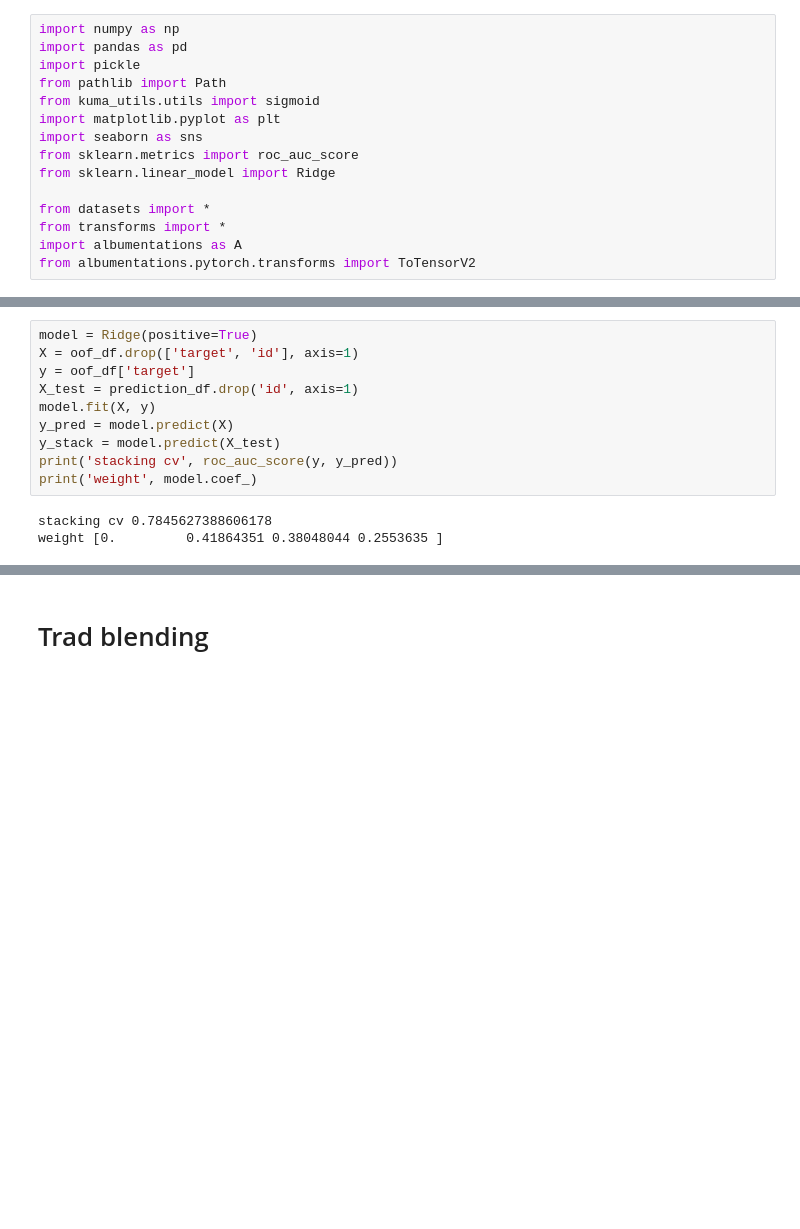
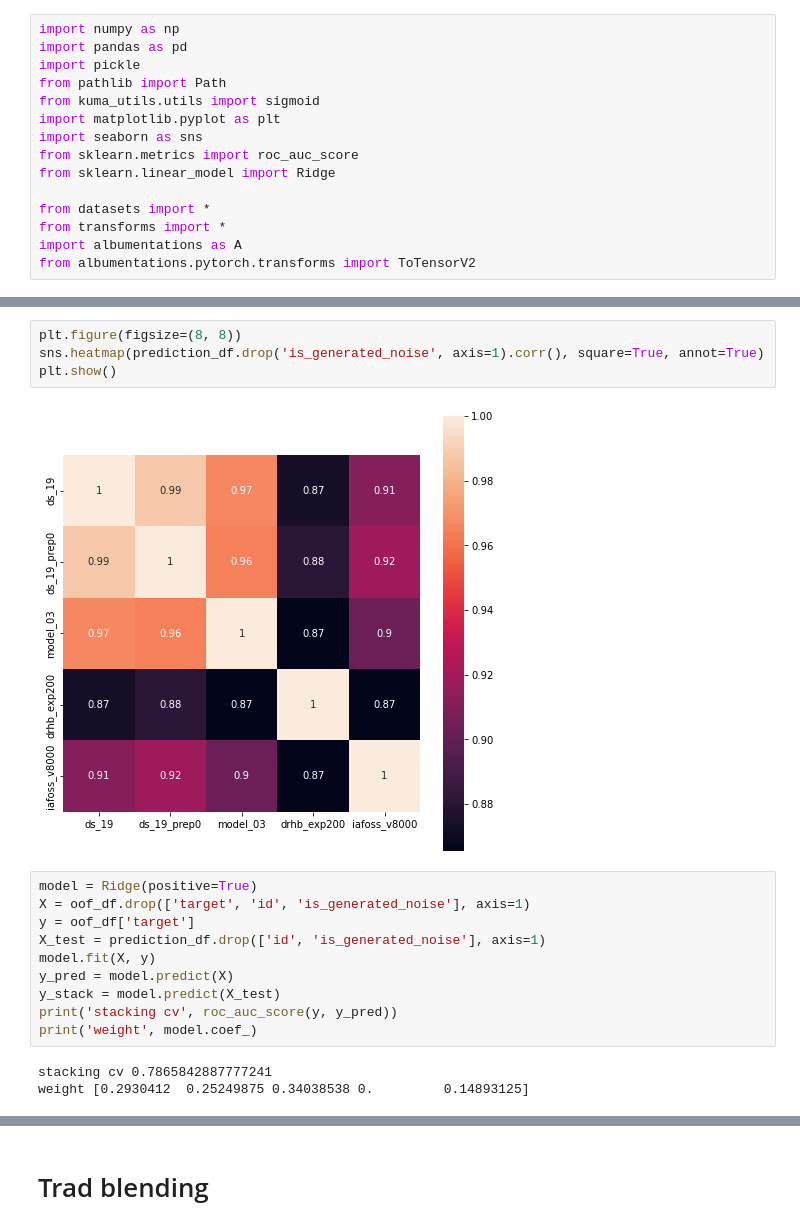
Before and after one commit to analokmaus/kaggle-g2net-2022-private, a Jupyter notebook: 02_submission.ipynb, the cells around one changed output, grey strips where cells are left out. Drawn from its saved outputs; the diff is of its cells as text; blank space fills up the shorter version.

```diff
--- a/02_submission.ipynb
+++ b/02_submission.ipynb
@@ -127,16 +134,22 @@ prediction_df
+# %%
+plt.figure(figsize=(8, 8))
+sns.heatmap(prediction_df.drop('is_generated_noise', axis=1).corr(), square=True, annot=True)
+plt.show()
+# %% [output]
+[figure, added]
 # %%
 model = Ridge(positive=True)
-X = oof_df.drop(['target', 'id'], axis=1)
+X = oof_df.drop(['target', 'id', 'is_generated_noise'], axis=1)
 y = oof_df['target']
-X_test = prediction_df.drop('id', axis=1)
+X_test = prediction_df.drop(['id', 'is_generated_noise'], axis=1)
 model.fit(X, y)
 y_pred = model.predict(X)
 y_stack = model.predict(X_test)
 print('stacking cv', roc_auc_score(y, y_pred))
 print('weight', model.coef_)
 # %% [output]
-stacking cv 0.7845627388606178
-weight [0.         0.41864351 0.38048044 0.2553635 ]
+stacking cv 0.7865842887777241
+weight [0.2930412  0.25249875 0.34038538 0.         0.14893125]
 # %%
 y_stack
 # %% [output]
```
Also changed, not shown: parts of 17 cells of this notebook, 24 other files.
